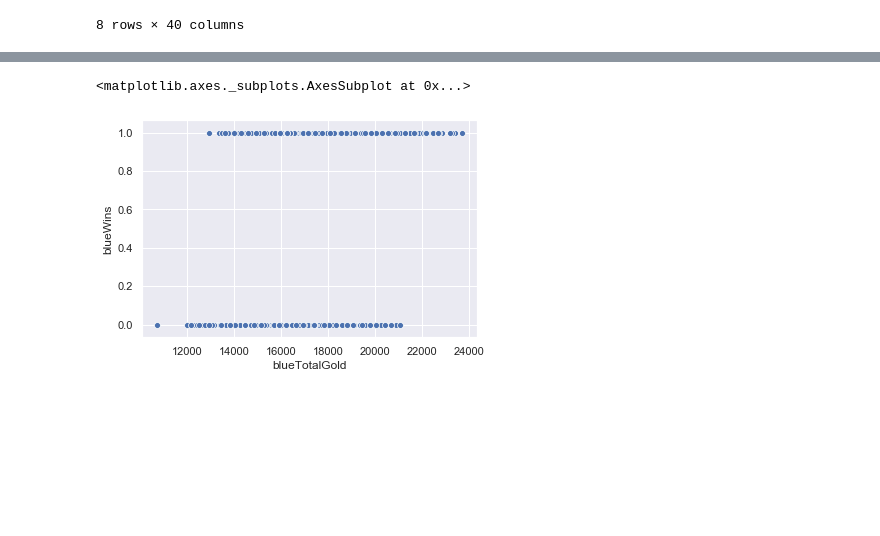
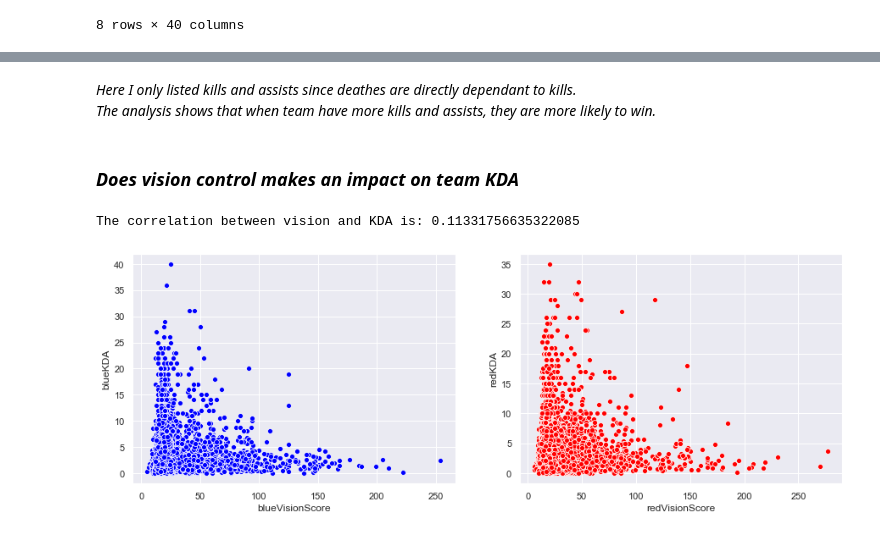
Before and after one commit to rayinforce/DA_projects, a Jupyter notebook: LoLproject-1.ipynb, the cells around one changed output, grey strips where cells are left out. Drawn from its saved outputs; the diff is of its cells as text; code cells hidden in the pictures; blank space fills up the shorter version.

```diff
--- a/LoLproject-1.ipynb
+++ b/LoLproject-1.ipynb
@@ -125,7 +111,24 @@ sns.scatterplot(x=bl_game['blueVisionScore'], y=bl_game['redVisionScore'], ax =
-# %%
-#basic examination of the data
-
-sns.scatterplot(x=data['blueTotalGold'],y=data['blueWins'])
-# %% [output]
-<matplotlib.axes._subplots.AxesSubplot at 0x...>
-[figure, removed]
+# %% [markdown]
+*Here I only listed kills and assists since deathes are directly dependant to kills.*
+*The analysis shows that when team have more kills and assists, they are more likely to win.*
+# %% [markdown]
+<h3><em>Does vision control makes an impact on team KDA</em></h3>
+# %%
+
+#Calculate vision score by adding up wards placed and destroyed
+data['blueVisionScore'] = data['blueWardsPlaced'] + data['blueWardsDestroyed']
+data['redVisionScore'] = data['redWardsPlaced'] + data['redWardsDestroyed']
+
+#Caculate KDA by the formula KDA = (Kills + Assits)/Deaths
+data['blueKDA'] = (data['blueKills'] + data['blueAssists'])/data['blueDeaths']
+data['redKDA'] = (data['redKills'] +data['redAssists'])/data['redDeaths']
+
+f, a =plt.subplots(1,2, figsize=(15,5))
+sns.scatterplot(x=data['blueVisionScore'], y=data['blueKDA'], color='blue',ax=a[0])
+sns.scatterplot(x=data['redVisionScore'], y=data['redKDA'], color='red',ax=a[1])
+
+vis_KDA_corr = data['blueVisionScore'].corr(data['blueKDA'], method='spearman')
+print('The correlation between vision and KDA is: {}'.format(vis_KDA_corr))
+# %% [output]
+The correlation between vision and KDA is: 0.11331756635322085
+[figure, added]
```
Also changed, not shown: parts of 29 cells of this notebook.
